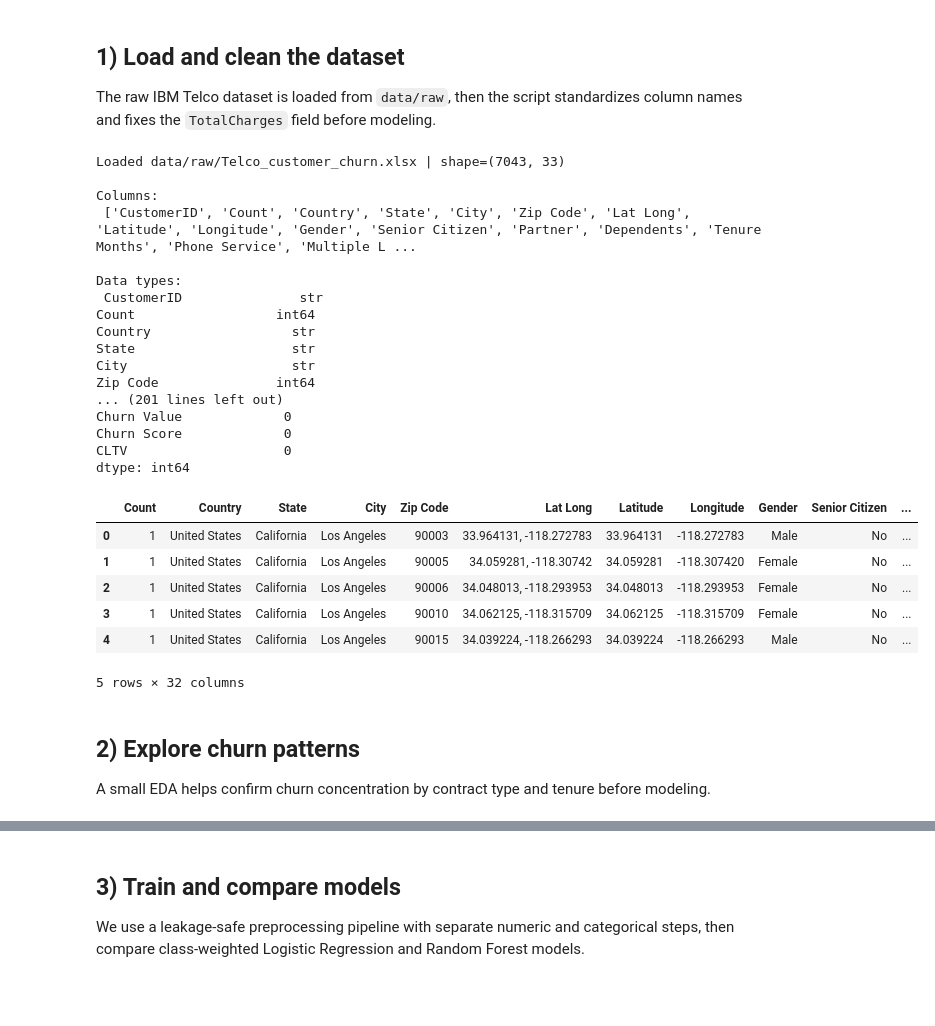
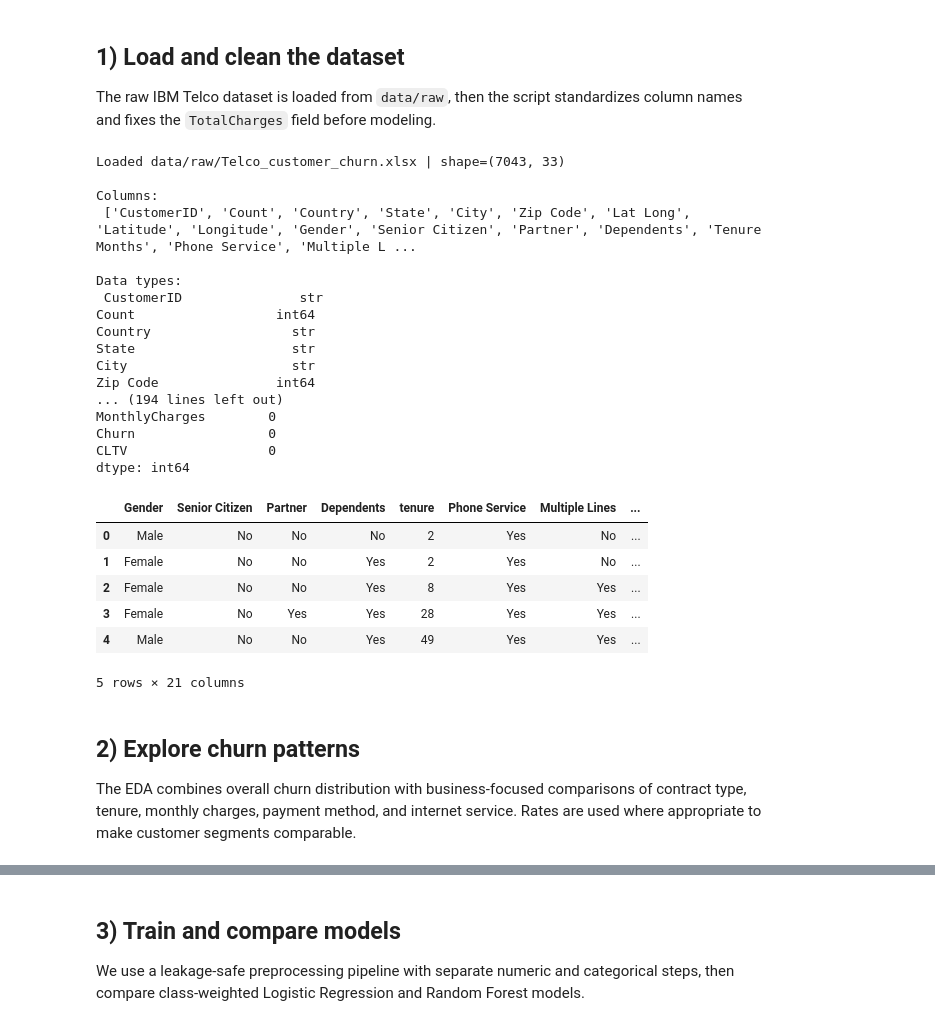
Before and after one commit to javariaqadeer94/customer-churn-prediction, a Jupyter notebook: notebooks/churn_model.ipynb, the cells around one changed output, grey strips where cells are left out. Drawn from its saved outputs; the diff is of its cells as text; code cells hidden in the pictures; blank space fills up the shorter version.

Commit message:
Finalize customer churn prediction project

```diff
--- a/notebooks/churn_model.ipynb
+++ b/notebooks/churn_model.ipynb
@@ -71,48 +72,60 @@ df = df.rename(columns={
     "Churn Label": "Churn",
 })
 
+leakage_cols = ["Churn Value", "Churn Score", "Churn Reason"]
+redundant_cols = ["Count", "Country", "State"]
+geographic_cols = ["City", "Zip Code", "Lat Long", "Latitude", "Longitude"]
+for col in leakage_cols + redundant_cols + geographic_cols:
+    if col in df.columns:
+        df = df.drop(columns=col)
+
 if "TotalCharges" in df:
     df["TotalCharges"] = pd.to_numeric(
         df["TotalCharges"].replace(r"^\s*$", np.nan, regex=True), errors="coerce"
     )
 if "customerID" in df:
     df = df.drop(columns="customerID")
 if "Churn" not in df:
     raise ValueError("Expected a Churn column")
 df["Churn"] = df["Churn"].map({"Yes": 1, "No": 0}).astype("int8")
 
+removed_predictors = set(leakage_cols + geographic_cols).intersection(df.columns)
+if removed_predictors:
+    raise AssertionError(f"Excluded predictors remain: {sorted(removed_predictors)}")
+print("\nLeakage and geographic predictors excluded successfully.")
+print("Remaining columns:\n", df.columns.tolist())
 print("\nMissing values after cleaning (remaining values are imputed in pipelines):\n",
       df.isna().sum().sort_values(ascending=False))
 df.head()
 # %% [output]
 Loaded data/raw/Telco_customer_churn.xlsx | shape=(7043, 33)
 
 Columns:
  ['CustomerID', 'Count', 'Country', 'State', 'City', 'Zip Code', 'Lat Long', 'Latitude', 'Longitude', 'Gender', 'Senior Citizen', 'Partner', 'Dependents', 'Tenure Months', 'Phone Service', 'Multiple L ...
 
 Data types:
  CustomerID               str
 Count                  int64
 Country                  str
 State                    str
 City                     str
 Zip Code               int64
-... (201 lines left out)
-Churn Value             0
-Churn Score             0
-CLTV                    0
+... (194 lines left out)
+MonthlyCharges        0
+Churn                 0
+CLTV                  0
 dtype: int64
-|  | Count | Country | State | City | Zip Code | Lat Long | Latitude | Longitude | Gender | Senior Citizen | ... |
-| 0 | 1 | United States | California | Los Angeles | 90003 | 33.964131, -118.272783 | 33.964131 | -118.272783 | Male | No | ... |
-| 1 | 1 | United States | California | Los Angeles | 90005 | 34.059281, -118.30742 | 34.059281 | -118.307420 | Female | No | ... |
-| 2 | 1 | United States | California | Los Angeles | 90006 | 34.048013, -118.293953 | 34.048013 | -118.293953 | Female | No | ... |
-| 3 | 1 | United States | California | Los Angeles | 90010 | 34.062125, -118.315709 | 34.062125 | -118.315709 | Female | No | ... |
-| 4 | 1 | United States | California | Los Angeles | 90015 | 34.039224, -118.266293 | 34.039224 | -118.266293 | Male | No | ... |
+|  | Gender | Senior Citizen | Partner | Dependents | tenure | Phone Service | Multiple Lines | ... |
+| 0 | Male | No | No | No | 2 | Yes | No | ... |
+| 1 | Female | No | No | Yes | 2 | Yes | No | ... |
+| 2 | Female | No | No | Yes | 8 | Yes | Yes | ... |
+| 3 | Female | No | Yes | Yes | 28 | Yes | Yes | ... |
+| 4 | Male | No | No | Yes | 49 | Yes | Yes | ... |
-5 rows × 32 columns
+5 rows × 21 columns
 # %% [markdown]
 ## 2) Explore churn patterns
 
-A small EDA helps confirm churn concentration by contract type and tenure before modeling.
+The EDA combines overall churn distribution with business-focused comparisons of contract type, tenure, monthly charges, payment method, and internet service. Rates are used where appropriate to make customer segments comparable.
 # %%
 fig, axes = plt.subplots(1, 2, figsize=(13, 4))
 sns.countplot(data=df, x="Churn", ax=axes[0])
```
Also changed, not shown: parts of 5 cells of this notebook, 12 other files.
